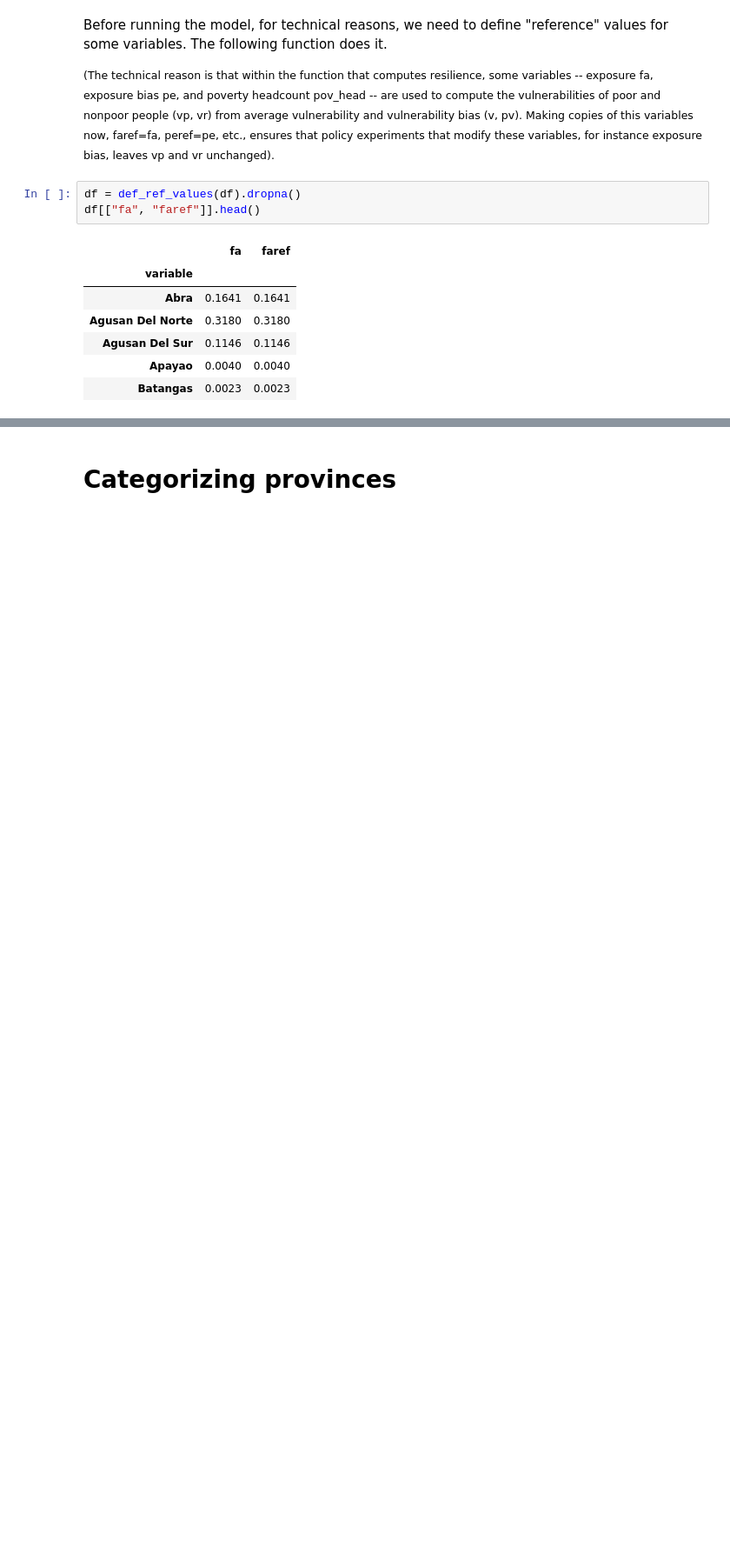
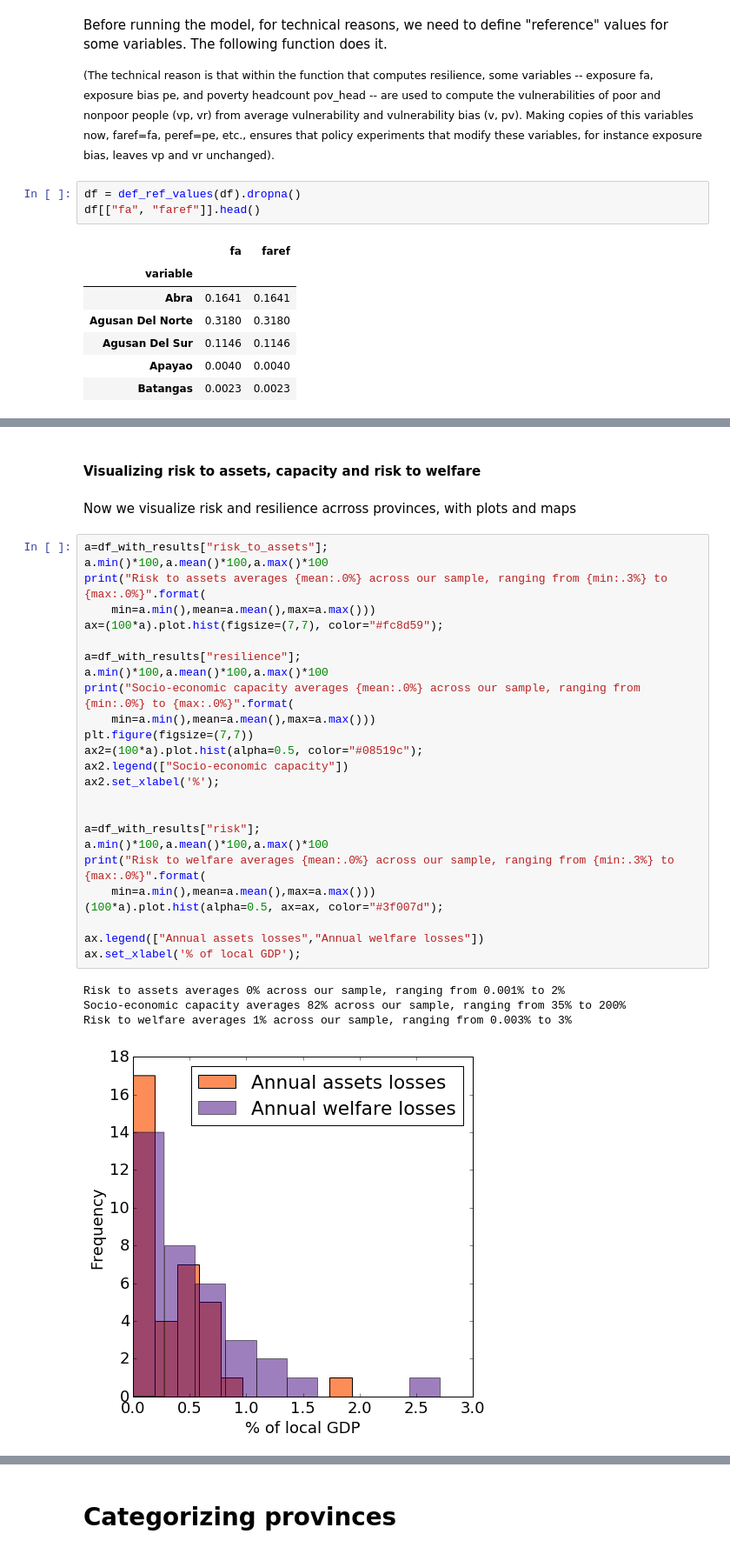
Before and after one commit to adrivsh/resilience_indicator_phl, a Jupyter notebook: socio_economic_capacity_demo.ipynb, the cells around one changed output, grey strips where cells are left out. Shown at 87% size. Cells and saved outputs as stored; diff of their text form; blank space fills up the shorter version.

```diff
--- a/socio_economic_capacity_demo.ipynb
+++ b/socio_economic_capacity_demo.ipynb
@@ -154,3 +140,37 @@ a.head()
 | Agusan Del Sur | 126.492 | 677779.682154 | 8.61 | 11.46 | 19.327489 | ... |
 | Apayao | 158.732 | 116022.676390 | 6.51 | 0.40 | 11.428096 | ... |
 | Batangas | 219.272 | 2485002.055465 | 7.73 | 0.23 | 13.534097 | ... |
+# %% [markdown]
+#### Visualizing risk to assets, capacity and risk to welfare
+# %% [markdown]
+Now we visualize risk and resilience acrross provinces, with plots and maps
+# %%
+a=df_with_results["risk_to_assets"];
+a.min()*100,a.mean()*100,a.max()*100
+print("Risk to assets averages {mean:.0%} across our sample, ranging from {min:.3%} to {max:.0%}".format(
+    min=a.min(),mean=a.mean(),max=a.max()))
+ax=(100*a).plot.hist(figsize=(7,7), color="#fc8d59");
+
+a=df_with_results["resilience"];
+a.min()*100,a.mean()*100,a.max()*100
+print("Socio-economic capacity averages {mean:.0%} across our sample, ranging from {min:.0%} to {max:.0%}".format(
+    min=a.min(),mean=a.mean(),max=a.max()))
+plt.figure(figsize=(7,7))
+ax2=(100*a).plot.hist(alpha=0.5, color="#08519c");
+ax2.legend(["Socio-economic capacity"])
+ax2.set_xlabel('%');
+
+
+a=df_with_results["risk"];
+a.min()*100,a.mean()*100,a.max()*100
+print("Risk to welfare averages {mean:.0%} across our sample, ranging from {min:.3%} to {max:.0%}".format(
+    min=a.min(),mean=a.mean(),max=a.max()))
+(100*a).plot.hist(alpha=0.5, ax=ax, color="#3f007d");
+
+ax.legend(["Annual assets losses","Annual welfare losses"])
+ax.set_xlabel('% of local GDP');
+# %% [output]
+Risk to assets averages 0% across our sample, ranging from 0.001% to 2%
+Socio-economic capacity averages 82% across our sample, ranging from 35% to 200%
+Risk to welfare averages 1% across our sample, ranging from 0.003% to 3%
+[figure, added]
```
Also changed, not shown: parts of 28 cells of this notebook, 1 other file.
